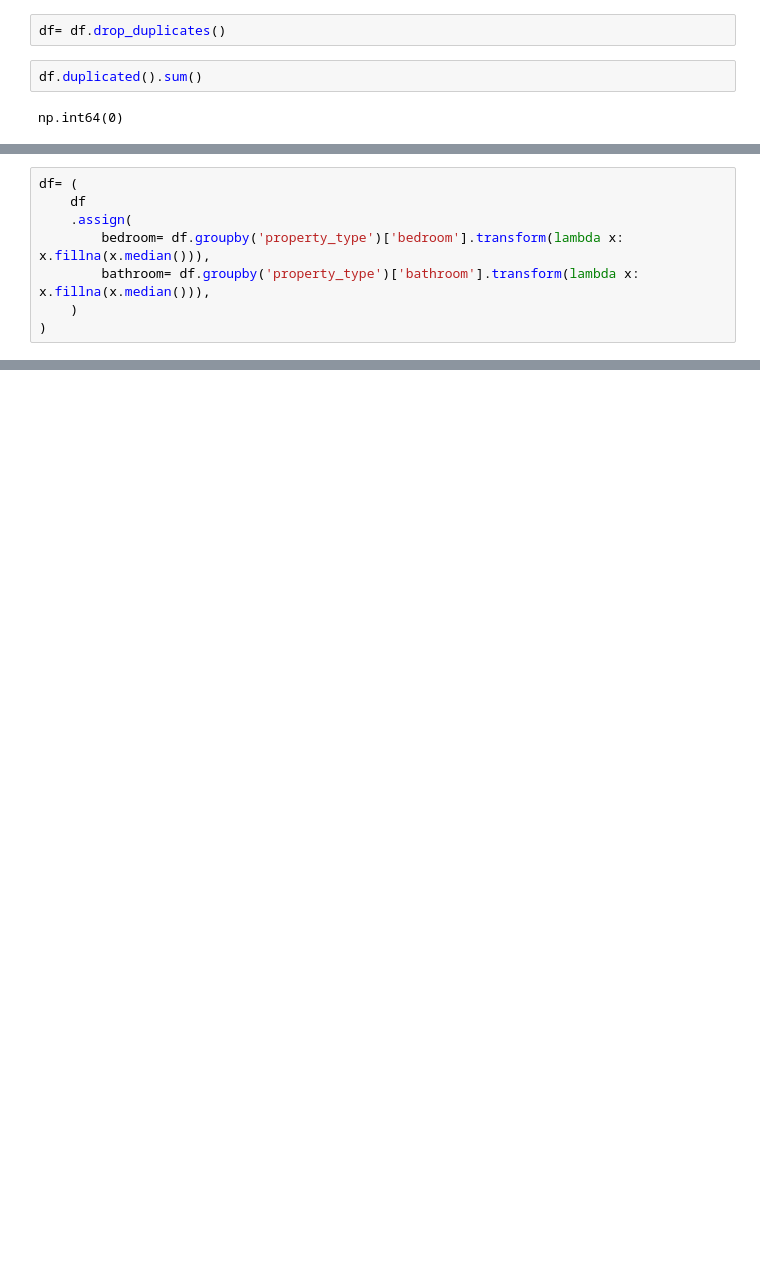
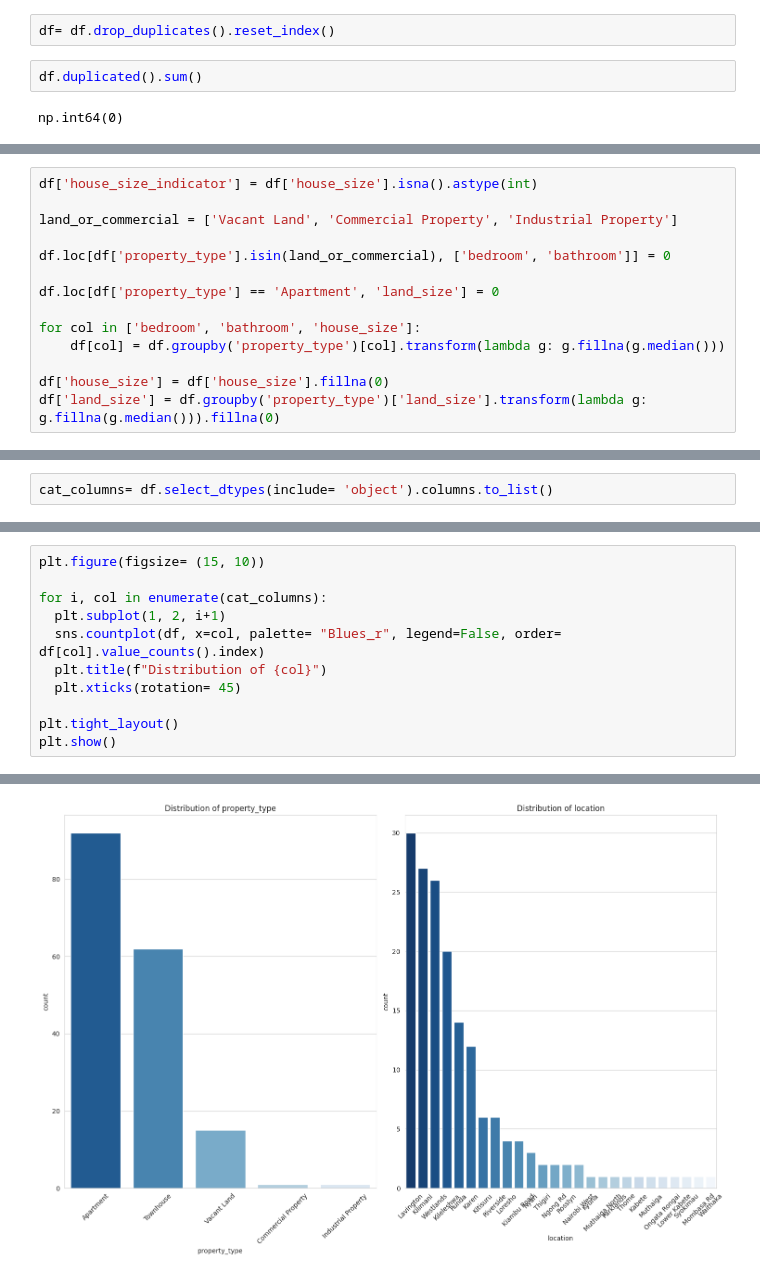
Before and after one commit to nicole-kutswa/Nairobi-real-estate-analysis, a Jupyter notebook: Nairobi_real_estate_analysis.ipynb, the cells around one changed output, grey strips where cells are left out. Drawn from its saved outputs; the diff is of its cells as text; blank space fills up the shorter version.

```diff
--- a/Nairobi_real_estate_analysis.ipynb
+++ b/Nairobi_real_estate_analysis.ipynb
@@ -119,5 +141,5 @@ np.int64(32)
 # %%
-df= df.drop_duplicates()
+df= df.drop_duplicates().reset_index()
 # %%
 df.duplicated().sum()
 # %% [output]
@@ -129,8 +150,0 @@ df.shape
-# %%
-df= (
-    df
-    .assign(
-        bedroom= df.groupby('property_type')['bedroom'].transform(lambda x: x.fillna(x.median())),
-        bathroom= df.groupby('property_type')['bathroom'].transform(lambda x: x.fillna(x.median())),
-    )
-)
@@ -137 +156,15 @@ df= (
+# %%
+df['house_size_indicator'] = df['house_size'].isna().astype(int)
+
+land_or_commercial = ['Vacant Land', 'Commercial Property', 'Industrial Property']
+
+df.loc[df['property_type'].isin(land_or_commercial), ['bedroom', 'bathroom']] = 0
+
+df.loc[df['property_type'] == 'Apartment', 'land_size'] = 0
+
+for col in ['bedroom', 'bathroom', 'house_size']:
+    df[col] = df.groupby('property_type')[col].transform(lambda g: g.fillna(g.median()))
+
+df['house_size'] = df['house_size'].fillna(0)
+df['land_size'] = df.groupby('property_type')['land_size'].transform(lambda g: g.fillna(g.median())).fillna(0)
 # %%
@@ -140,0 +199,2 @@ np.int64(17)
+# %%
+cat_columns= df.select_dtypes(include= 'object').columns.to_list()
@@ -140,0 +205,12 @@ np.int64(17)
+# %%
+plt.figure(figsize= (15, 10))
+
+for i, col in enumerate(cat_columns):
+  plt.subplot(1, 2, i+1)
+  sns.countplot(df, x=col, palette= "Blues_r", legend=False, order= df[col].value_counts().index)
+  plt.title(f"Distribution of {col}")
+  plt.xticks(rotation= 45)
+
+plt.tight_layout()
+plt.show()
+# %% [output]
@@ -140,0 +224 @@ np.int64(17)
+[figure, added]
```
Also changed, not shown: parts of 27 cells of this notebook.
